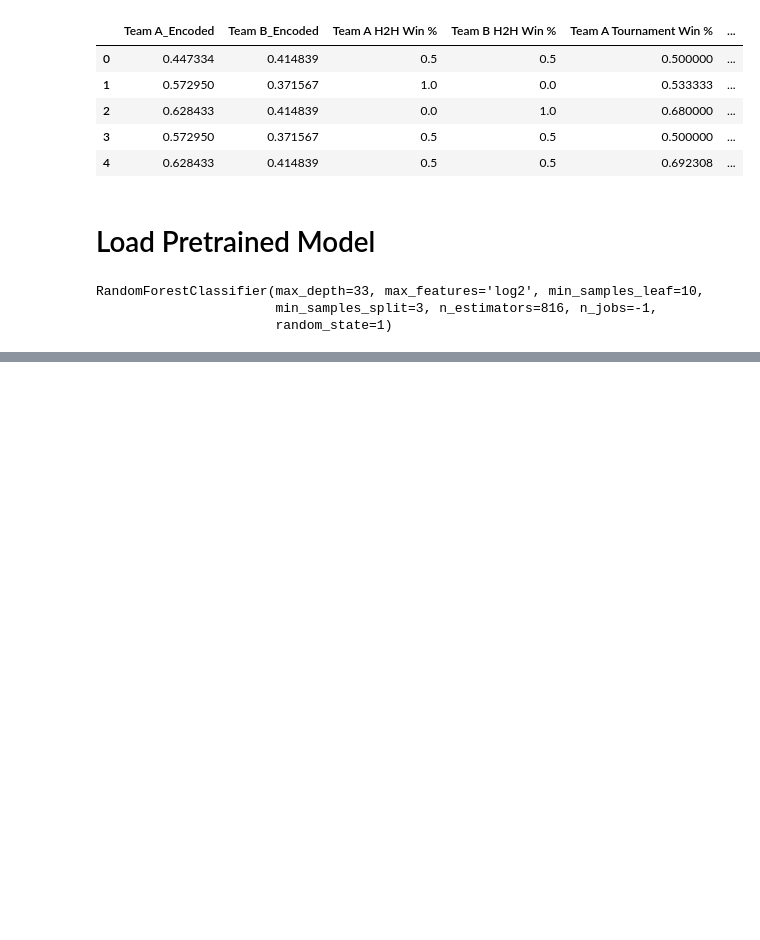
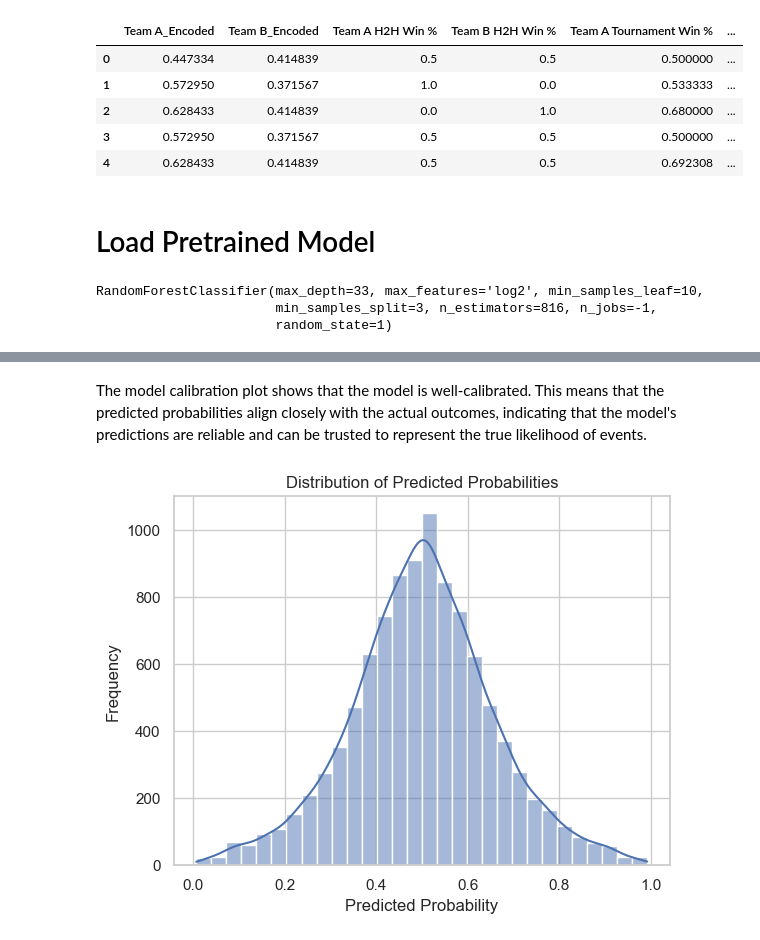
Before and after one commit to rimvelvet31/vct_predictive_model, a Jupyter notebook: betting_sim.ipynb, the cells around one changed output, grey strips where cells are left out. Cells and saved outputs as stored; diff of their text form; code cells hidden in the pictures; blank space fills up the shorter version.

```diff
--- a/betting_sim.ipynb
+++ b/betting_sim.ipynb
@@ -346,0 +271,13 @@ plot_bankroll_evolution(matches)
+# %% [markdown]
+The model calibration plot shows that the model is well-calibrated. This means that the predicted probabilities align closely with the actual outcomes, indicating that the model's predictions are reliable and can be trusted to represent the true likelihood of events.
+# %%
+def plot_predicted_probability_distribution(y_pred):
+    sns.histplot(y_pred, kde=True, bins=30)
+    plt.xlabel('Predicted Probability')
+    plt.ylabel('Frequency')
+    plt.title('Distribution of Predicted Probabilities')
+    plt.show()
+
+plot_predicted_probability_distribution(model.predict_proba(X_test)[:, 1])
+# %% [output]
+[figure, added]
```
Also changed, not shown: parts of 30 cells of this notebook, 1 other file.
